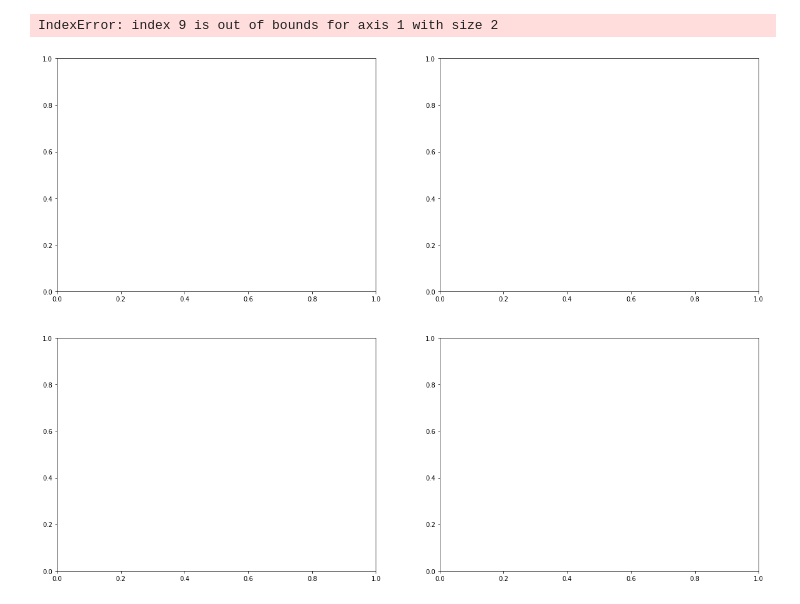
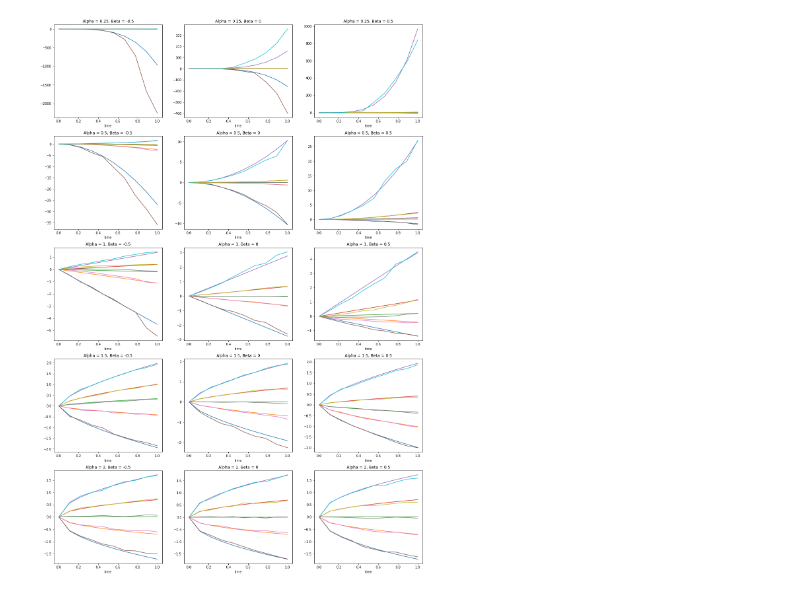
Before and after one commit to chwilko/CSoS, a Jupyter notebook: Python3/L7/Task_2.ipynb, the cells around one changed output. Cells and saved outputs as stored; diff of their text form; code cells hidden in the pictures.

```diff
--- a/Python3/L7/Task_2.ipynb
+++ b/Python3/L7/Task_2.ipynb
@@ -8,44 +9,48 @@ from basicDistributionFunctions import equantile, equantile_list
 # %%
 Image_width = 10
 # %%
-Alphas = [0.25, 0.5, 1, 1.5]
+Alphas = [0.25, 0.5, 1, 1.5, 2]
 Betas = [-0.5, 0, 0.5]
-Alphas = [1.5, 2]
-Betas = [0,1/2]
+
+ps = [0.1, 0.3, 0.5, 0.7, 0.9]
 T = 1
-M = 10 ** 1
-N = 1000
+M = 10 ** 3
+N = 10 ** 1
 t = np.linspace(0, 1, N)
 t_q = np.linspace(0, 1, M)
 
 # fig, axs = plt.subplots(nrows = len(Alphas), ncols = len(Betas), figsize = (2 * Image_width, 1.5 * Image_width))
-fig_q, axs_q = plt.subplots(nrows = len(Alphas), ncols = len(Betas), figsize = (2 * Image_width, 1.5 * Image_width))
+fig_q, axs_q = plt.subplots(nrows = len(Alphas), ncols = len(Betas), figsize = (2 * Image_width, 3 * Image_width))
+
 for i, alpha in enumerate(Alphas):
     for j, beta in enumerate(Betas):
-        Quantile = np.zeros([M, N])
 
-        Quantile_teoretic = np.zeros([M,N])
+        Quantile = np.zeros([len(ps), N])
+        Quantile_teoretic = np.zeros([len(ps),N])
+
         # for i in range()
         X = Levy_prcesses(T, M, N, alpha, beta)
 
+        for Np, p in enumerate(ps):
+            for k in range(N):
+                # print(len(equantile_proces(X.T, p)))
+                Quantile[Np,:] = np.squeeze(equantile_proces(X.T, p))
+
+            for k in range(len(ps)):
+                Quantile_teoretic[Np,:] = levy_stable.ppf(p, alpha, beta)
+                # Quantile_teoretic[k,:] = Quantile_teoretic[k,:] * np.sqrt(T * k / M)
+
         for k in range(N):
-            Quantile[:,k] = equantile_list(X[k,:])
-        for k in range(N):
-            Quantile_teoretic[:,k] = np.squeeze(np.ones([M, 1]) * norm.ppf(k / N))
+            Quantile_teoretic[:,k] = Quantile_teoretic[:,k] * ((T * k / N) ** (1 / alpha))
+            # Quantile_teoretic[:,k] = np.squeeze(np.ones([len(ps), 1]) * norm.ppf(k / N))
 
-        for j in range(M):
-            Quantile_teoretic[j,:] = Quantile_teoretic[j,:] * np.sqrt(T * j / M)
-
-        # ax = axs[i, j]
-        # ax.plot(t, X)
-        # ax.set_title(f"Alpha = {alpha}, Beta = {beta}")
-
-        ax_q = axs_q[i, j]
-        ax_q.plot(t_q, Quantile_teoretic)
-        ax_q.set_title(f"Alpha = {alpha}, Beta = {beta}")
+        ax_q = axs_q[i][j];
+        ax_q.plot(t, Quantile_teoretic.T);
+        ax_q.plot(t, Quantile.T);
+        ax_q.set_xlabel("time")
+        ax_q.set_title(f"Alpha = {alpha}, Beta = {beta}");
 
         # print(np.sum(X,0))
         # break
 # %% [output]
-IndexError: index 9 is out of bounds for axis 1 with size 2
-[figure, old version]
+[figure, new version]
```
Also changed, not shown: parts of 2 cells of this notebook, 2 other files.
